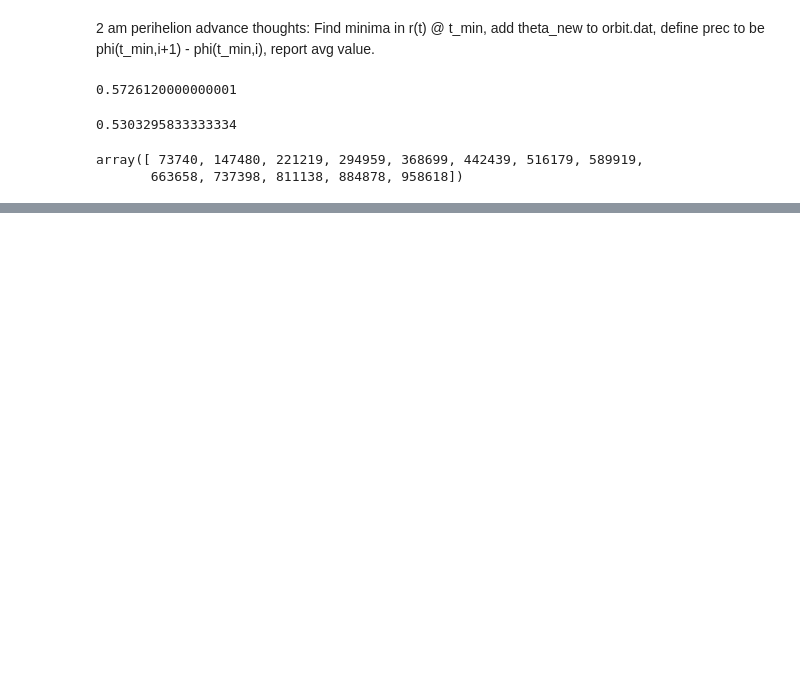
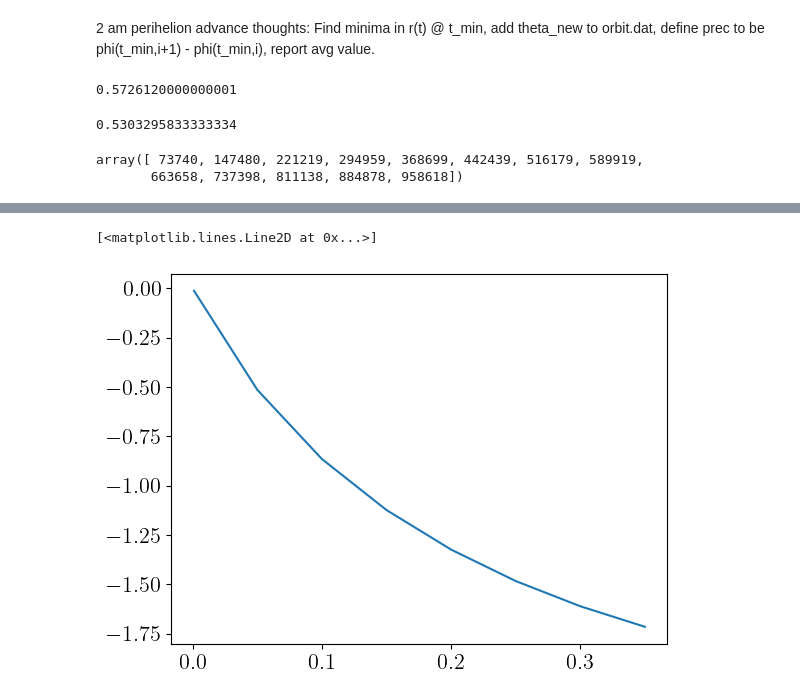
Before and after one commit to acwen11/hw3, a Jupyter notebook: output/Q4.ipynb, the cells around one changed output, grey strips where cells are left out. Cells and saved outputs as stored; diff of their text form; code cells hidden in the pictures; blank space fills up the shorter version.

```diff
--- a/output/Q4.ipynb
+++ b/output/Q4.ipynb
@@ -147,0 +149,5 @@ array([0.00000e+00, 1.00001e-02, 2.00005e-02, ..., 1.48960e+02,
+# %%
+plt.plot(kappa_range, kappa_plots[2])
+# %% [output]
+[<matplotlib.lines.Line2D at 0x...>]
+[figure, added]
```
Also changed, not shown: parts of 15 cells of this notebook, 1 other file.
